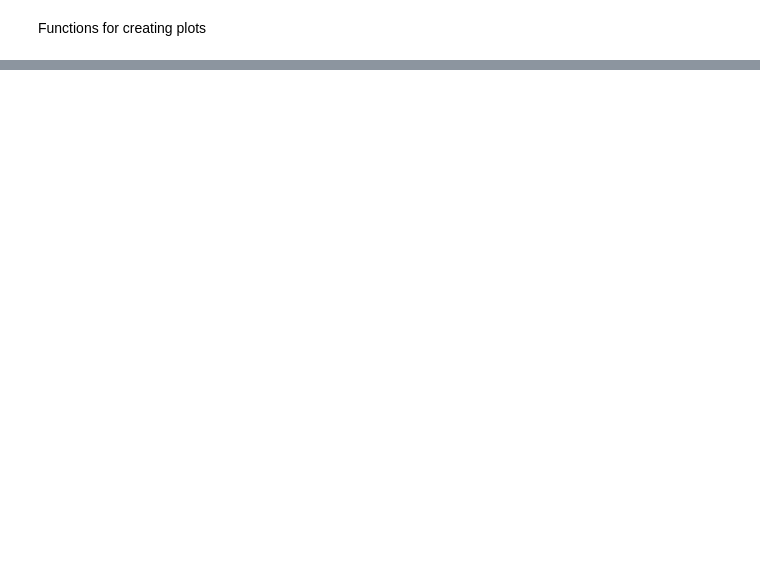
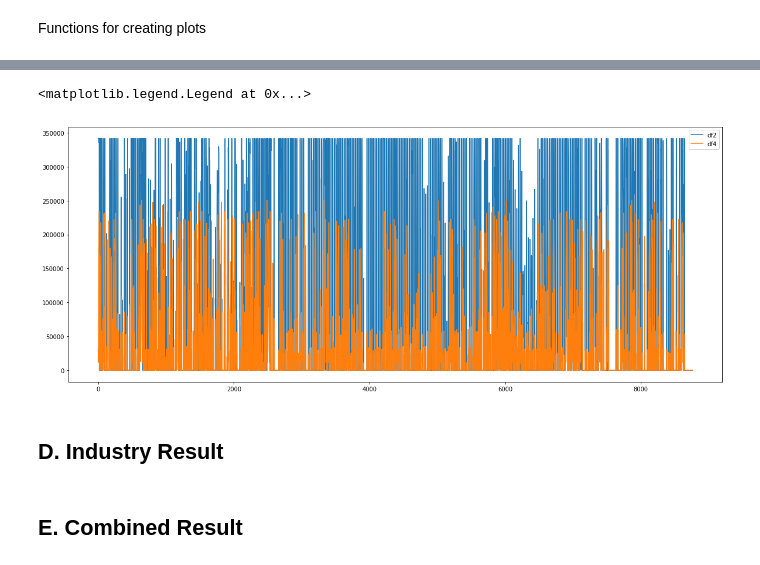
Before and after one commit to lewisjko/FYDP, a Jupyter notebook: FYDP.ipynb, the cells around one changed output, grey strips where cells are left out. Saved outputs shown, nothing was run; the diff lists cells and outputs as text; code cells hidden in the pictures; blank space fills up the shorter version.

Commit message:
Transportation py script updated and notebook updated with result export/display

```diff
--- a/FYDP.ipynb
+++ b/FYDP.ipynb
@@ -1075,0 +1070,2 @@ create_plot_two_lines(H2_3_df,I_H2_df)
+# %%
+transportation_result_df = pd.read_csv('transportation_result.csv')
@@ -1075,0 +1091,8 @@ create_plot_two_lines(H2_3_df,I_H2_df)
+# %%
+df = transportation_result_df
+
+H2_3_df = create_var_df_from_result(df,'H2_3_',hour_str='Y')
+I_3_df = create_var_df_from_result(df,'I_3_',hour_str='Y')
+H2_tank_in_3_df = create_var_df_from_result(df,'H2_tank_in_3_',hour_str='Y')
+H2_tank_out_3_df = create_var_df_from_result(df,'H2_tank_out_3_',hour_str='Y')
+H2_direct_3_df = create_var_df_from_result(df,'H2_direct_3_',hour_str='Y')
@@ -1075,0 +1135,25 @@ create_plot_two_lines(H2_3_df,I_H2_df)
+# %%
+df1 = H2_3_df
+df2 = H2_tank_in_3_df
+df3 = H2_tank_out_3_df
+df4 = H2_direct_3_df
+
+%matplotlib inline
+import matplotlib.pyplot as plt
+
+fig = plt.figure(figsize = [20,8])
+ax = fig.add_subplot(111)
+
+# plt.plot(df1['hour'],df1['value'],label='df1')
+plt.plot(df2['hour'],df2['value'],label='df2')
+# plt.plot(df3['hour'],df3['value'],label='df3')
+plt.plot(df4['hour'],df4['value'],label='df4')
+
+plt.legend()
+# %% [output]
+<matplotlib.legend.Legend at 0x...>
+[figure, added]
+# %% [markdown]
+## D. Industry Result
+# %% [markdown]
+## E. Combined Result
```
Also changed, not shown: parts of 85 cells of this notebook, 1 other file.
